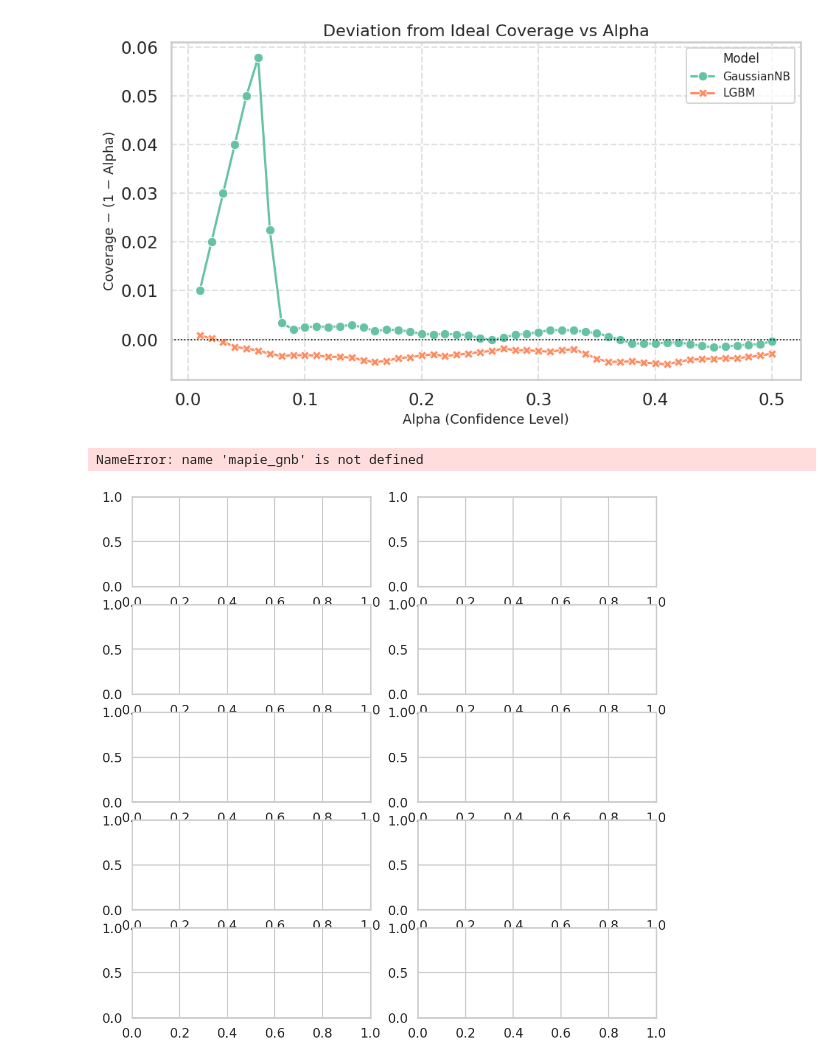
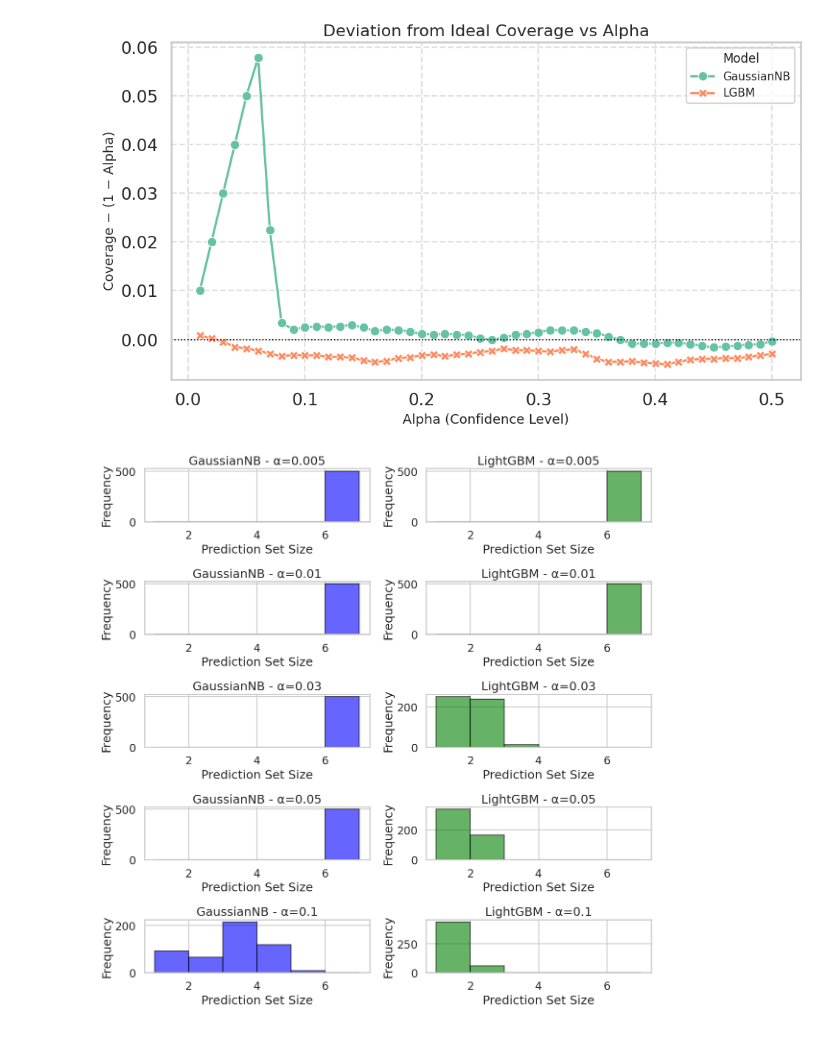
Before and after one commit to SidZRed/Conformal_Prediction, a Jupyter notebook: Compare Two Models.ipynb, the cells around one changed output. Cells and saved outputs as stored; diff of their text form; code cells hidden in the pictures.

```diff
--- a/Compare Two Models.ipynb
+++ b/Compare Two Models.ipynb
@@ -101,7 +101,7 @@ lgbm_classifier = lgb.LGBMClassifier(
 	n_estimators=100,
 	learning_rate=0.15,
 	max_depth=10,
-	device='cpu',
+	device='gpu',
 	gpu_use_dp=False,         # Use single precision (faster)
 	num_class=len(set(y_train)),  # Set number of classes
 	verbosity=-1
@@ -305,35 +305,60 @@ import matplotlib.pyplot as plt
 alpha_values = [0.005, 0.01, 0.03, 0.05, 0.1]
 
 num_samples = 500
+
+#train the models
+#Gaussian Naive Bayes
+gnb = GaussianNB()
+gnb.fit(X_train, y_train)
+
+#LightGBM
+lgbm_classifier = lgb.LGBMClassifier(
+	objective='multiclass',
+	boosting_type='gbdt',
+	n_estimators=100,
+	learning_rate=0.15,
+	max_depth=10,
+	device='gpu',
+	gpu_use_dp=False,         # Use single precision (faster)
+	num_class=len(set(y_train)),  # Set number of classes
+	verbosity=-1
+)
+
+# Train the model
+lgbm_classifier.fit(X_train, y_train)
+
+mapie_gnb = MapieClassifier(estimator=gnb, method="lac", cv="prefit")
+mapie_gnb.fit(X_calib, y_calib)
+mapie_lgm = MapieClassifier(estimator=lgbm_classifier, method="lac", cv="prefit")
+mapie_lgm.fit(X_calib, y_calib)
 
 fig, axes = plt.subplots(len(alpha_values), 2, figsize=(12, 12))
 
 for i, alpha_val in enumerate(alpha_values):
     # Predictions
     _, pred_set_gnb = mapie_gnb.predict(X_test, alpha=[alpha_val])
     _, pred_set_lgm = mapie_lgm.predict(X_test, alpha=[alpha_val])
 
     # Randomly sampling
     random_indices = np.random.choice(len(X_test), num_samples, replace=False)
 
     # Compute set sizes
     set_sizes_gnb = [np.sum(pred_set_gnb[idx, :, 0]) for idx in random_indices]
     set_sizes_lgm = [np.sum(pred_set_lgm[idx, :, 0]) for idx in random_indices]
 
     # Plot GaussianNB histogram
     axes[i, 0].hist(set_sizes_gnb, bins=range(1, 8), alpha=0.6, color='blue', edgecolor='black')
     axes[i, 0].set_xlabel("Prediction Set Size")
     axes[i, 0].set_ylabel("Frequency")
     axes[i, 0].set_title(f"GaussianNB - α={alpha_val}")
 
     # Plot LightGBM histogram
     axes[i, 1].hist(set_sizes_lgm, bins=range(1, 8), alpha=0.6, color='green', edgecolor='black')
     axes[i, 1].set_xlabel("Prediction Set Size")
     axes[i, 1].set_ylabel("Frequency")
     axes[i, 1].set_title(f"LightGBM - α={alpha_val}")
 
 plt.tight_layout()
 plt.show()
 # %% [output]
-NameError: name 'mapie_gnb' is not defined
-[figure, old version]
+[figure, new version]
```
